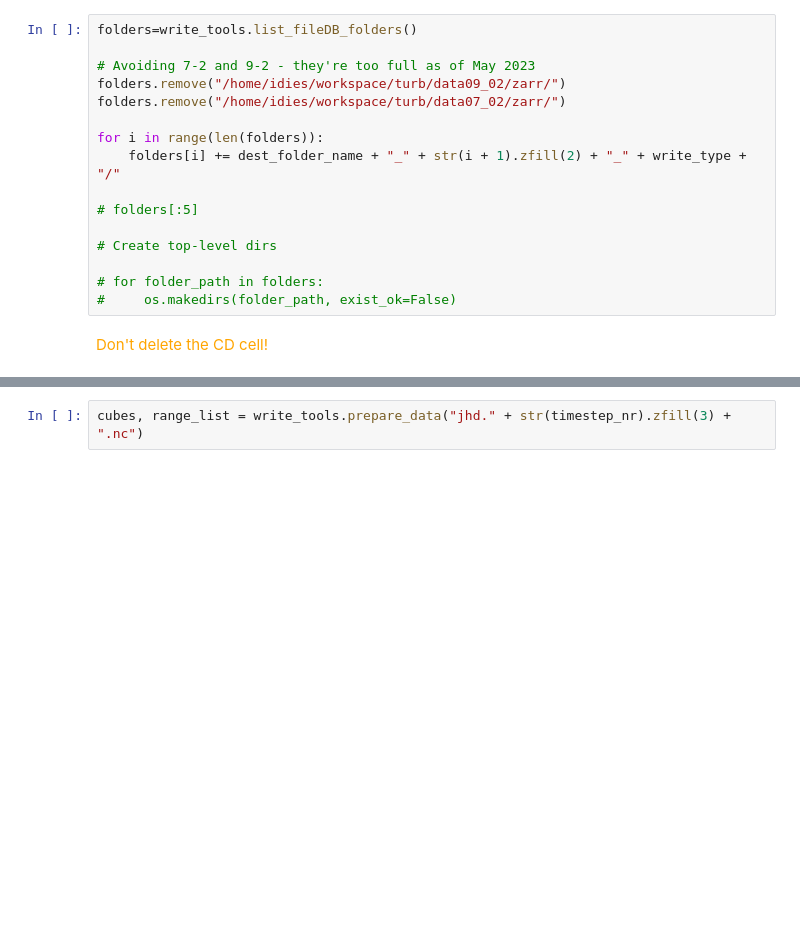
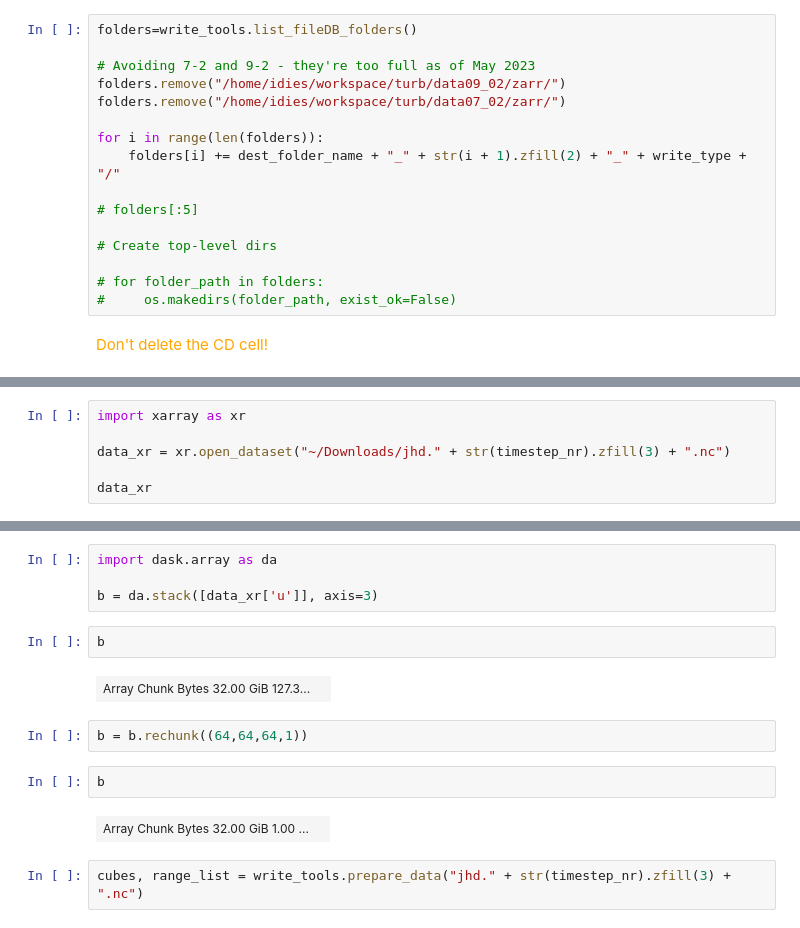
Before and after one commit to ariellubonja/ncar-zarr-code, a Jupyter notebook: zarr_writing/NCAR-to-FileDB-RoundRobin.ipynb, the cells around one changed output, grey strips where cells are left out. Cells and saved outputs as stored; diff of their text form; blank space fills up the shorter version.

```diff
--- a/zarr_writing/NCAR-to-FileDB-RoundRobin.ipynb
+++ b/zarr_writing/NCAR-to-FileDB-RoundRobin.ipynb
@@ -78,0 +70,6 @@ for i in range(len(folders)):
+# %%
+import xarray as xr
+
+data_xr = xr.open_dataset("~/Downloads/jhd." + str(timestep_nr).zfill(3) + ".nc")
+
+data_xr
@@ -79,3 +94,17 @@ for i in range(len(folders)):
+# %%
+import dask.array as da
+
+b = da.stack([data_xr['u']], axis=3)
+# %%
+b
+# %% [output]
+| Array Chunk Bytes 32.00 GiB 127.3... |  |
+# %%
+b = b.rechunk((64,64,64,1))
+# %%
+b
+# %% [output]
+| Array Chunk Bytes 32.00 GiB 1.00 ... |  |
 # %%
 cubes, range_list = write_tools.prepare_data("jhd." + str(timestep_nr).zfill(3) + ".nc")
 # %% [output]
```
Also changed, not shown: parts of 4 cells of this notebook.
